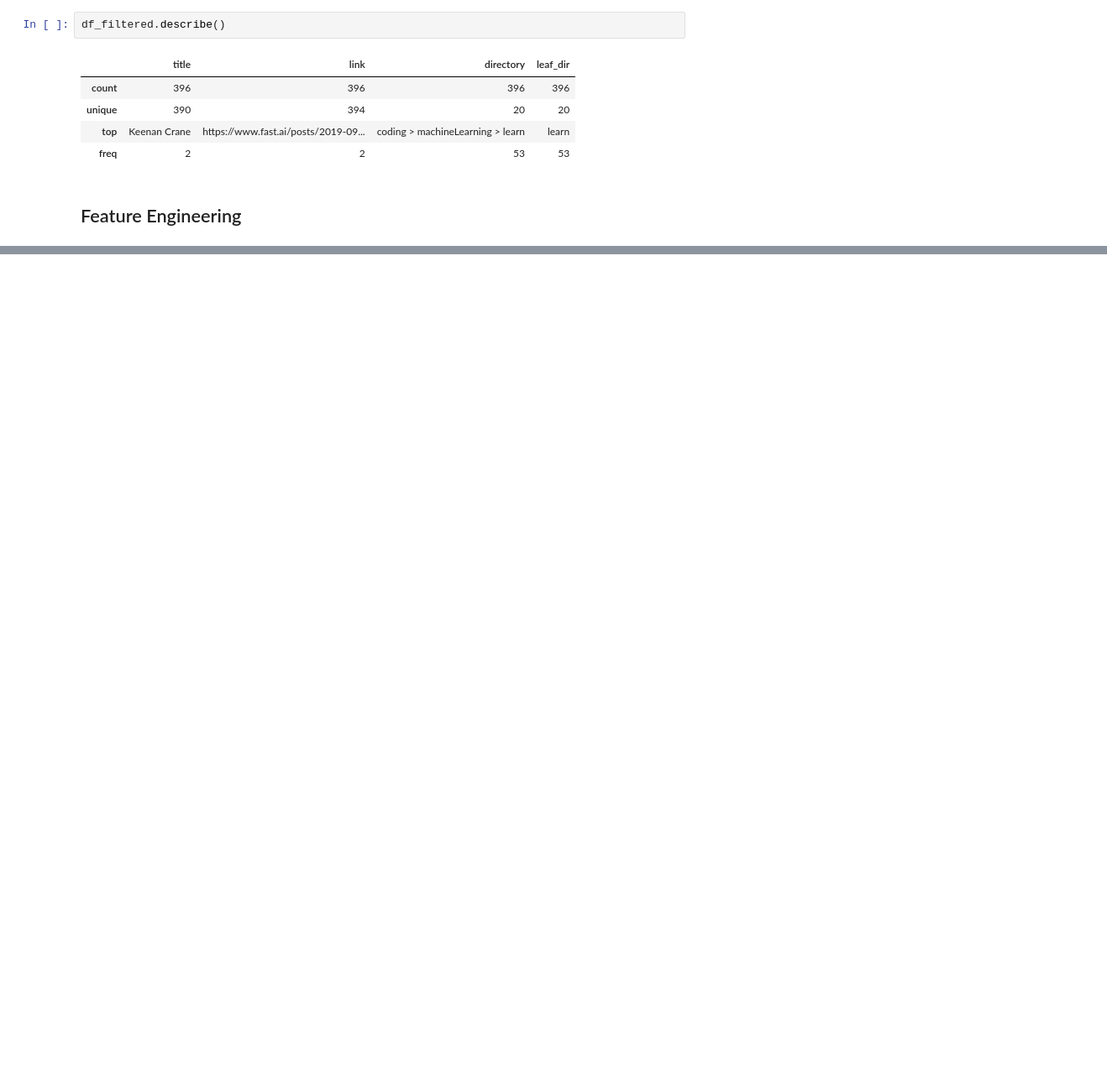
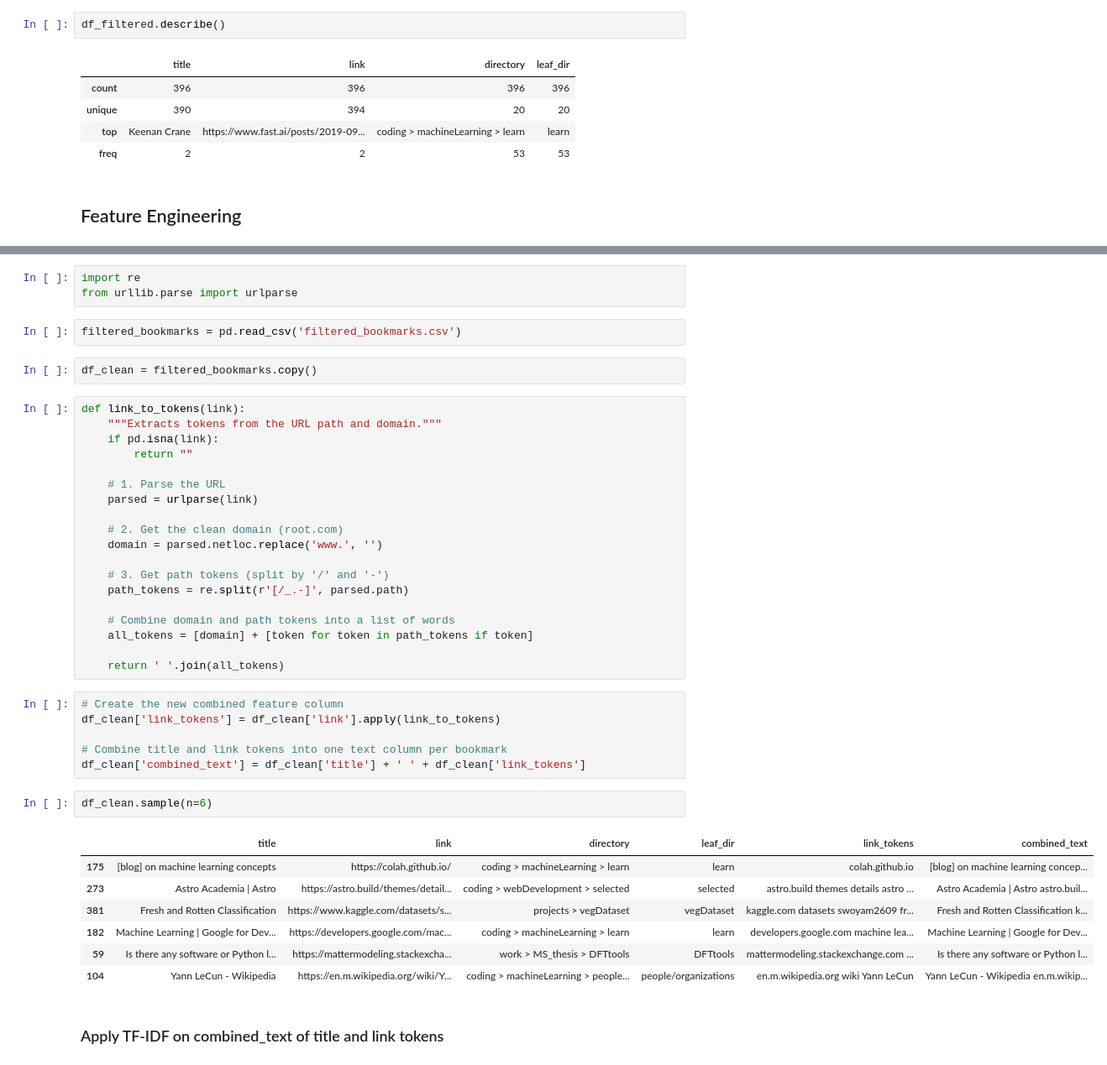
Before and after one commit to rudraprsd/bookmark-classifier, a Jupyter notebook: main.ipynb, the cells around one changed output, grey strips where cells are left out. Shown: that part at 84% size. Drawn from its saved outputs; the diff is of its cells as text; blank space fills up the shorter version.

```diff
--- a/main.ipynb
+++ b/main.ipynb
@@ -175,0 +185,44 @@ df_filtered.describe()
+# %%
+import re
+from urllib.parse import urlparse
+# %%
+filtered_bookmarks = pd.read_csv('filtered_bookmarks.csv')
+# %%
+df_clean = filtered_bookmarks.copy()
+# %%
+def link_to_tokens(link):
+    """Extracts tokens from the URL path and domain."""
+    if pd.isna(link):
+        return ""
+
+    # 1. Parse the URL
+    parsed = urlparse(link)
+
+    # 2. Get the clean domain (root.com)
+    domain = parsed.netloc.replace('www.', '')
+
+    # 3. Get path tokens (split by '/' and '-')
+    path_tokens = re.split(r'[/_.-]', parsed.path)
+
+    # Combine domain and path tokens into a list of words
+    all_tokens = [domain] + [token for token in path_tokens if token]
+
+    return ' '.join(all_tokens)
+# %%
+# Create the new combined feature column
+df_clean['link_tokens'] = df_clean['link'].apply(link_to_tokens)
+
+# Combine title and link tokens into one text column per bookmark
+df_clean['combined_text'] = df_clean['title'] + ' ' + df_clean['link_tokens']
+# %%
+df_clean.sample(n=6)
+# %% [output]
+|  | title | link | directory | leaf_dir | link_tokens | combined_text |
+| 175 | [blog] on machine learning concepts | https://colah.github.io/ | coding > machineLearning > learn | learn | colah.github.io | [blog] on machine learning concep... |
+| 273 | Astro Academia | Astro | https://astro.build/themes/detail... | coding > webDevelopment > selected | selected | astro.build themes details astro ... | Astro Academia | Astro astro.buil... |
+| 381 | Fresh and Rotten Classification | https://www.kaggle.com/datasets/s... | projects > vegDataset | vegDataset | kaggle.com datasets swoyam2609 fr... | Fresh and Rotten Classification k... |
+| 182 | Machine Learning | Google for Dev... | https://developers.google.com/mac... | coding > machineLearning > learn | learn | developers.google.com machine lea... | Machine Learning | Google for Dev... |
+| 59 | Is there any software or Python l... | https://mattermodeling.stackexcha... | work > MS_thesis > DFTtools | DFTtools | mattermodeling.stackexchange.com ... | Is there any software or Python l... |
+| 104 | Yann LeCun - Wikipedia | https://en.m.wikipedia.org/wiki/Y... | coding > machineLearning > people... | people/organizations | en.m.wikipedia.org wiki Yann LeCun | Yann LeCun - Wikipedia en.m.wikip... |
+# %% [markdown]
+### Apply TF-IDF on combined_text of title and link tokens
```
Also changed, not shown: parts of 27 cells of this notebook.
